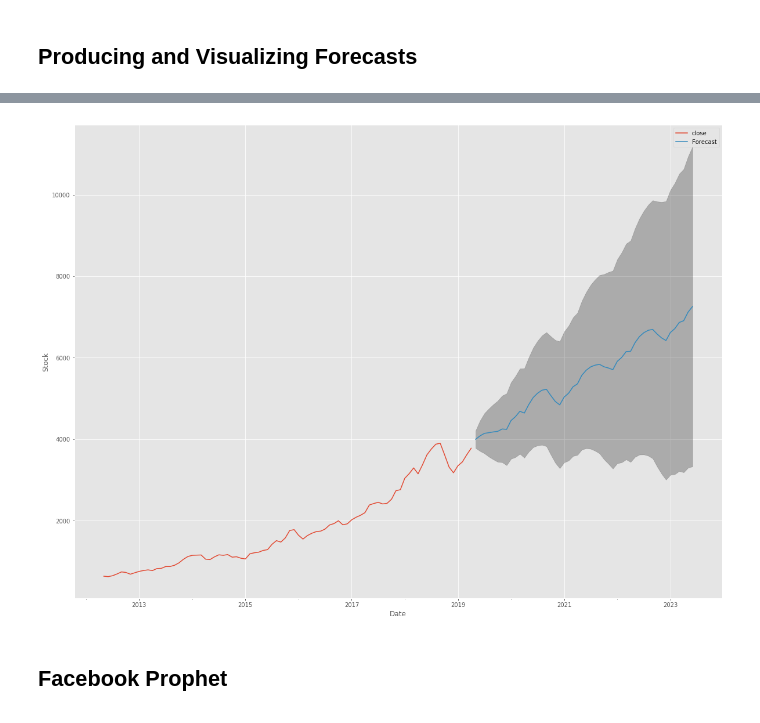
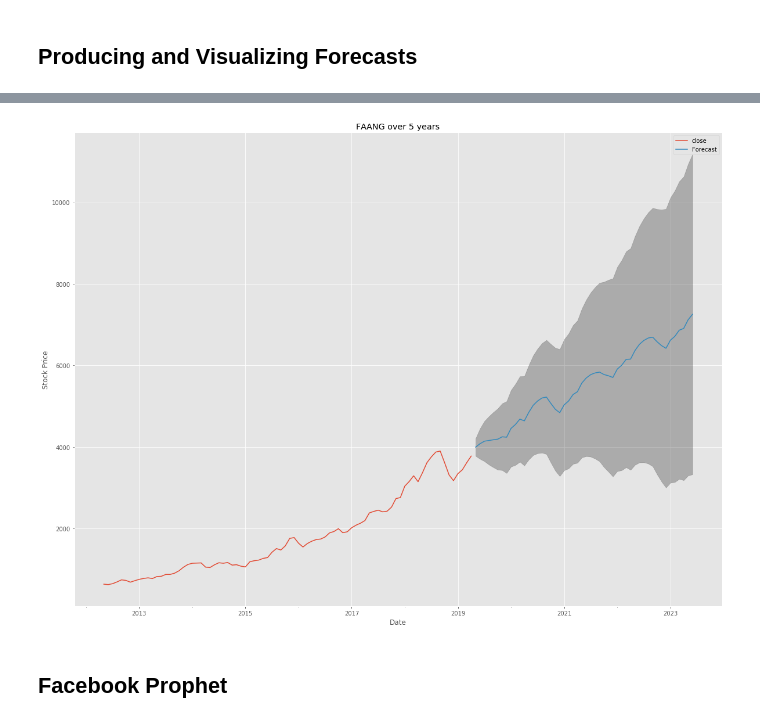
Before and after one commit to Judahesses/FAANG-in-5, a Jupyter notebook: stocks.ipynb, the cells around one changed output, grey strips where cells are left out. Cells and saved outputs as stored; diff of their text form; code cells hidden in the pictures.

```diff
--- a/stocks.ipynb
+++ b/stocks.ipynb
@@ -646,18 +577,19 @@ pred_conf = prediction.conf_int()
 # %%
 # Plot future predictions with confidence intervals
 
 ax = FAANG.plot(label='observed', figsize=(20, 15))
 prediction.predicted_mean.plot(ax=ax, label='Forecast')
 ax.fill_between(pred_conf.index,
                 pred_conf.iloc[:, 0],
                 pred_conf.iloc[:, 1], color='k', alpha=.25)
 ax.set_xlabel('Date')
-ax.set_ylabel('Stock')
+ax.set_ylabel('Stock Price')
+ax.set_title('FAANG over 5 years')
 
 plt.legend()
 plt.show()
 # %% [output]
-[figure, old version]
+[figure, new version]
 # %% [markdown]
 ## Facebook Prophet
 # %%
```
Also changed, not shown: parts of 7 cells of this notebook.
